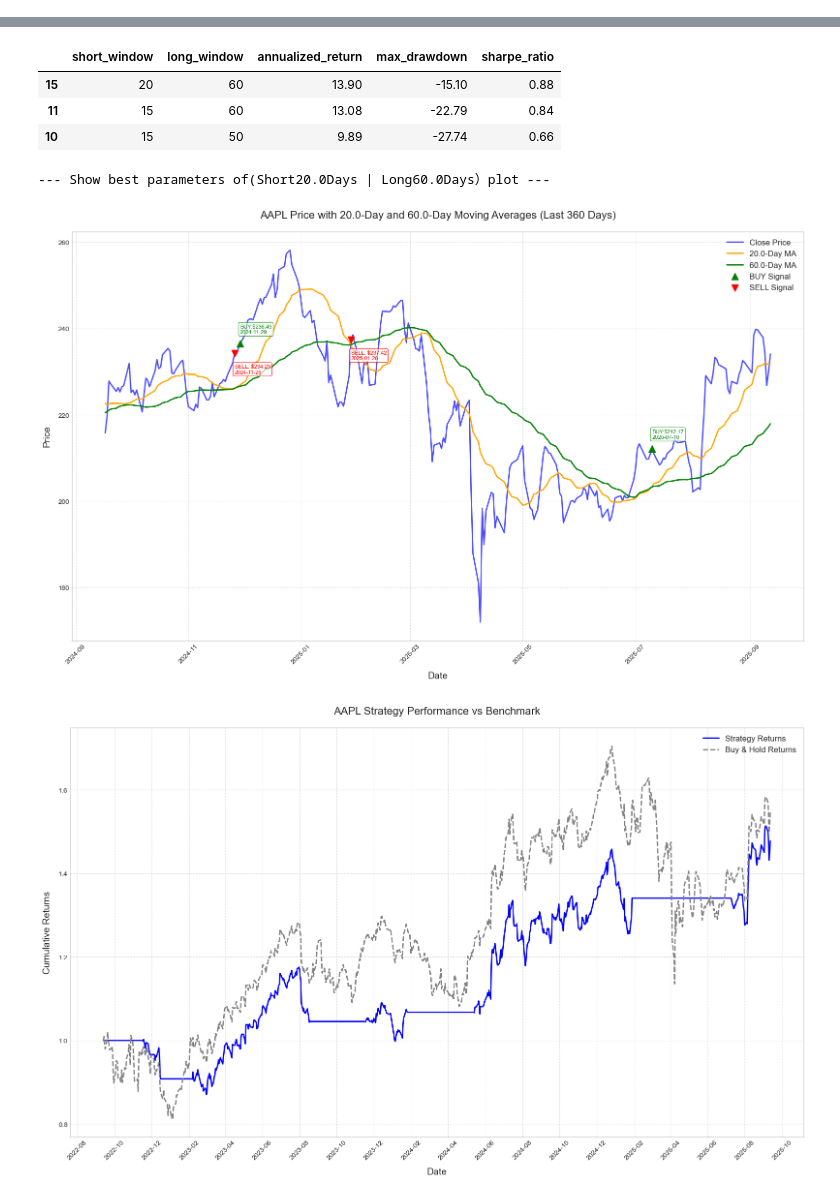
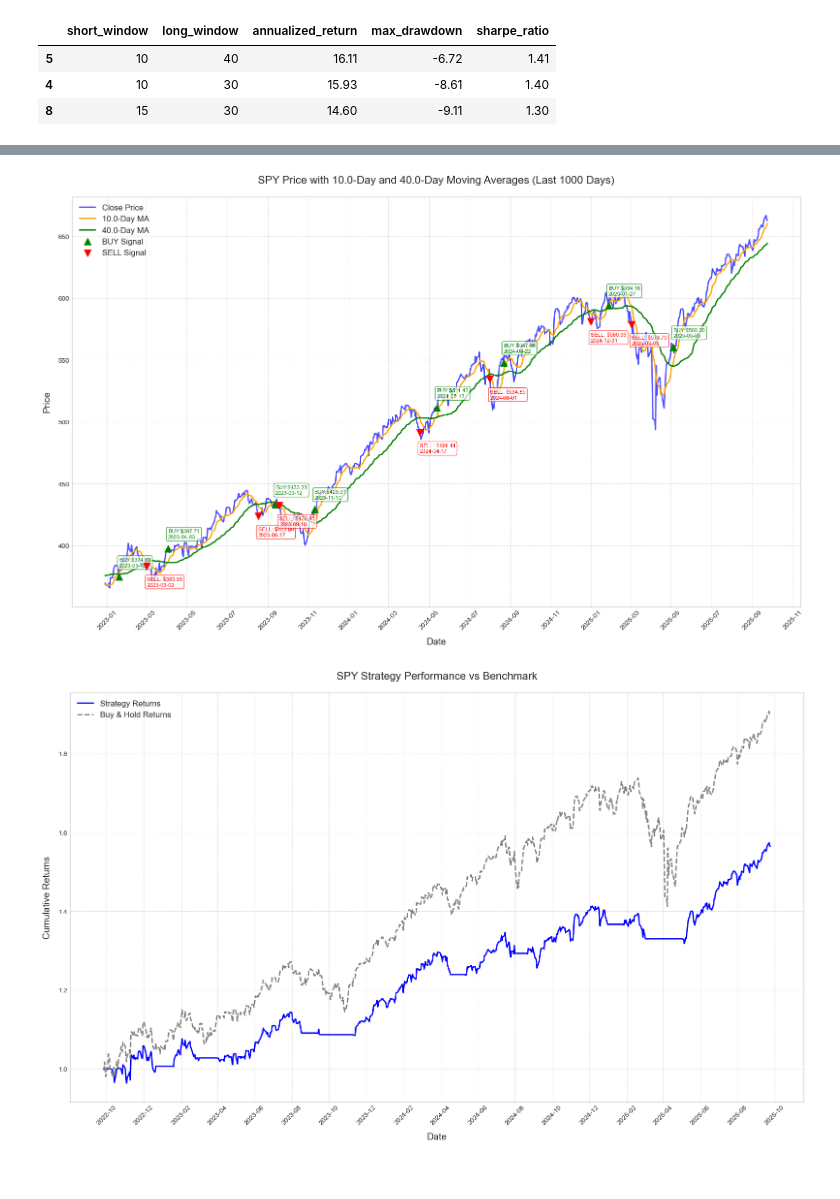
Before and after one commit to Alwyn-Tan/dma-strategy-backend, a Jupyter notebook: dma_strategy_test.ipynb, the cells around one changed output, grey strips where cells are left out. Cells and saved outputs as stored; diff of their text form; code cells hidden in the pictures.

Commit message:
fix: load_data_from_local

```diff
--- a/dma_strategy_test.ipynb
+++ b/dma_strategy_test.ipynb
@@ -439,7 +411,7 @@ def analyze_multiple_parameters(stock_data, symbol,
                                 long_windows=[30, 50, 60],
                                 initial_capital=10000,
                                 transaction_cost=0.001,
-                                last_n_days=360,
+                                last_n_days=100,
                                 save_individual=True,
                                 save_comparison=True):
 
@@ -477,7 +449,7 @@ def analyze_multiple_parameters(stock_data, symbol,
     metrics_comparison = metrics_comparison[key_cols + [col for col in metrics_comparison.columns if col not in key_cols]]
 
     if save_comparison:
-        comparison_dir = 'backtest_results/parameter_comparison'
+        comparison_dir = 'results/parameter_comparison'
         os.makedirs(comparison_dir, exist_ok=True)
         comparison_path = os.path.join(comparison_dir, f"{symbol}_parameter_comparison.csv")
         metrics_comparison.to_csv(comparison_path, index=False, encoding='utf-8')
@@ -520,7 +492,7 @@ def plot_parameter_comparison(metrics_comparison, symbol):
     cbar.set_label('Win Rate(%)', fontsize=10)
 
     plt.tight_layout()
-    plot_dir = 'backtest_results/parameter_comparison'
+    plot_dir = 'results/parameter_comparison'
     os.makedirs(plot_dir, exist_ok=True)
     plot_path = os.path.join(plot_dir, f"{symbol}_parameter_comparison_plot.png")
     plt.savefig(plot_path, dpi=300, bbox_inches='tight')
@@ -627,0 +501,10 @@ Latest data with signals:
+# %%
+SYMBOL = ("SPY")
+LAST_N_DAYS = 1000
+INITIAL_CAPITAL = 10000.0
+TRANSACTION_COST=0.001
+TEST_SHORT_WINDOWS = [5, 10, 15, 20]
+TEST_LONG_WINDOWS = [30, 40, 50, 60]
+
+print(f"Fetching data for {SYMBOL}...")
+stock_data = fetch_stock_data(SYMBOL, period='3y')
@@ -628,10 +517,4 @@ Latest data with signals:
 # %%
-SYMBOL = "AAPL"
-LAST_N_DAYS = 360
-INITIAL_CAPITAL = 10000.0
-TRANSACTION_COST=0.001
-TEST_SHORT_WINDOWS = [5, 10, 15, 20]
-TEST_LONG_WINDOWS = [30, 40, 50, 60]
 param_comparison = analyze_multiple_parameters(
         stock_data=stock_data,
         symbol=SYMBOL,
@@ -650,12 +533,25 @@ display(top3_params)
 
 best_short = top3_params.iloc[0]['short_window']
 best_long = top3_params.iloc[0]['long_window']
-print(f"\n--- Show best parameters of(Short{best_short}Days | Long{best_long}Days）plot ---")
+print(f"\n--- Show best parameters of (Short{best_short} Days | Long {best_long} Days）plot ---")
 
 stock_data_with_ma_best = calculate_moving_averages(stock_data, best_short, best_long)
 stock_data_with_signals_best = generate_signals(stock_data_with_ma_best)
 backtest_res_best, _ = backtest(stock_data_with_signals_best, INITIAL_CAPITAL, TRANSACTION_COST)
 
-plot_strategy(stock_data_with_signals_best, SYMBOL, best_short, best_long, LAST_N_DAYS)
-plot_performance(backtest_res_best, SYMBOL)
+save_root = os.path.join('results', 'plots', SYMBOL)
+param_suffix = f"short{best_short}_long{best_long}"
+
+strategy_save_path = os.path.join(
+    save_root,
+    f"{SYMBOL}_strategy_{param_suffix}_{LAST_N_DAYS}days.png"
+)
+
+performance_save_path = os.path.join(
+    save_root,
+    f"{SYMBOL}_performance_{param_suffix}_{LAST_N_DAYS}days.png"
+)
+
+plot_strategy(stock_data_with_signals_best, SYMBOL, best_short, best_long, LAST_N_DAYS, strategy_save_path)
+plot_performance(backtest_res_best, SYMBOL,performance_save_path)
 # %% [output]
@@ -678,0 +575,4 @@ Core metrics：Annualized return-4.32% | Max draw down-35.22% | Sharpe ratio -0.
+|  | short_window | long_window | annualized_return | max_drawdown | sharpe_ratio |
+| 5 | 10 | 40 | 16.11 | -6.72 | 1.41 |
+| 4 | 10 | 30 | 15.93 | -8.61 | 1.40 |
+| 8 | 15 | 30 | 14.60 | -9.11 | 1.30 |
@@ -684,7 +582,2 @@ Parameter comparison plot saved at: backtest_results/parameter_comparison/AAPL_p
-|  | short_window | long_window | annualized_return | max_drawdown | sharpe_ratio |
-| 15 | 20 | 60 | 13.90 | -15.10 | 0.88 |
-| 11 | 15 | 60 | 13.08 | -22.79 | 0.84 |
-| 10 | 15 | 50 | 9.89 | -27.74 | 0.66 |
---- Show best parameters of(Short20.0Days | Long60.0Days）plot ---
-[figure, old version]
+[figure, new version]
-[figure, old version]
+[figure, new version]
```
Also changed, not shown: parts of 7 cells of this notebook.
